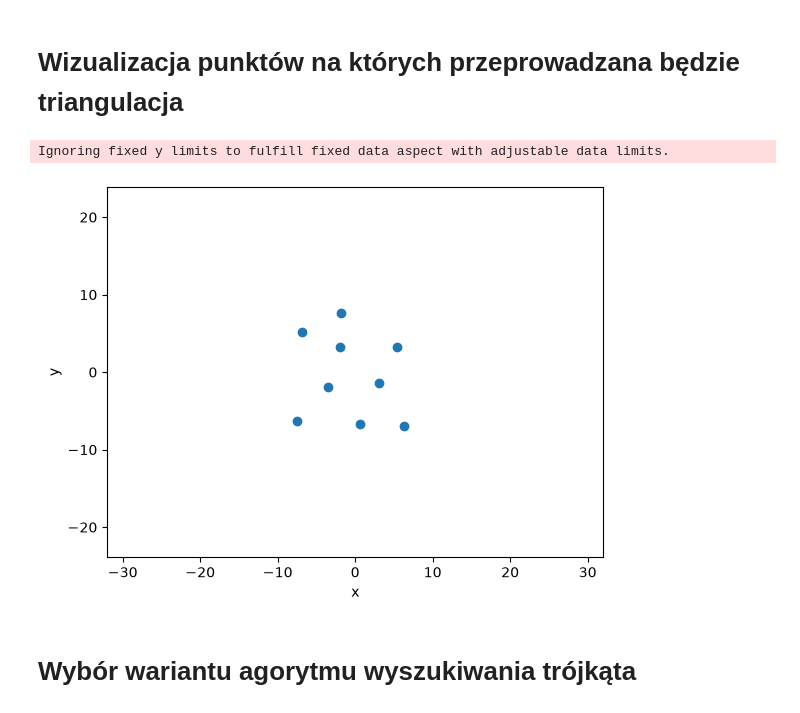
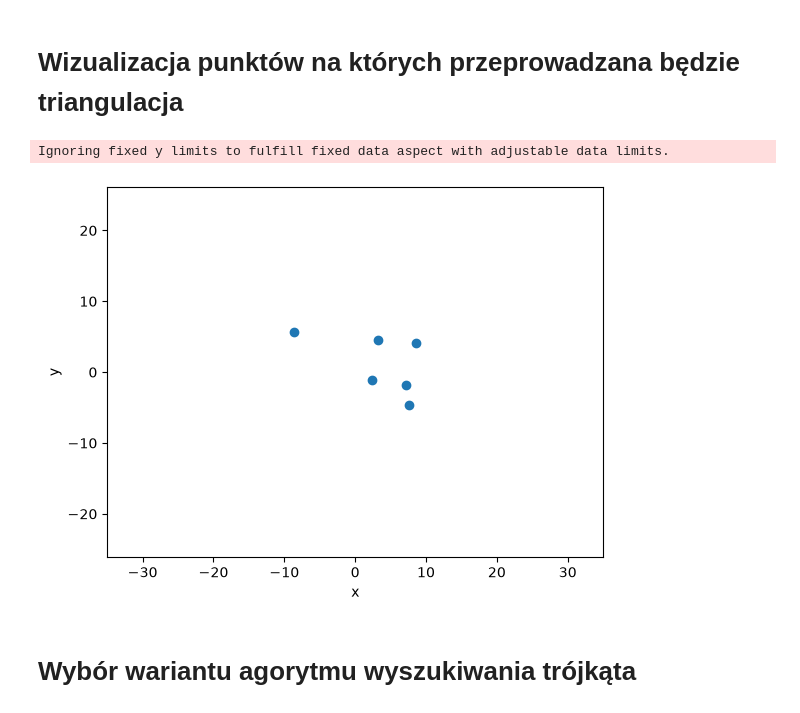
Before and after one commit to Szymbuk/Delaunay-Triangulation, a Jupyter notebook: Projekt/main.ipynb, the cells around one changed output. Cells and saved outputs as stored; diff of their text form; code cells hidden in the pictures.

```diff
--- a/Projekt/main.ipynb
+++ b/Projekt/main.ipynb
@@ -44,7 +54,7 @@ points = np.array(points)
 # %% [markdown]
 # Możliwosć zapisu punktów do wybranego przez siebie pliku w formacie csv
 # %%
-filename = "edge_case"
+filename = "case1"
 # %%
 save_points_to_csv(points,"Projekt/points/"+filename+".csv")
 # %% [output]
@@ -60,20 +70,17 @@ Pomyślnie wczytano 6 punktów z Projekt/points/edge_case
 # %%
 %matplotlib inline
 vis = Visualizer()
-x_min = -10
-x_max = 10
-y_min= -10
-y_max = 10
-vis.set_limits((3.2*x_min,3.2*x_max),(3.2*y_min,3.2*y_max))
+
+vis.set_limits((3.5*x_min,3.5*x_max),(3.5*y_min,3.5*y_max))
 vis.add_point(points)
 vis.axis_equal()
 vis.show()
 vis.clear()
 vis.axis_equal()
-vis.set_limits((-30,30),(-30,30))
+vis.set_limits((3.5*x_min,3.5*x_max),(3.5*y_min,3.5*y_max))
 # %% [output]
 Ignoring fixed y limits to fulfill fixed data aspect with adjustable data limits.
-[figure, old version]
+[figure, new version]
 # %% [markdown]
 # Wybór wariantu agorytmu wyszukiwania trójkąta
 # %%
```
Also changed, not shown: parts of 11 cells of this notebook, 1 other file.
